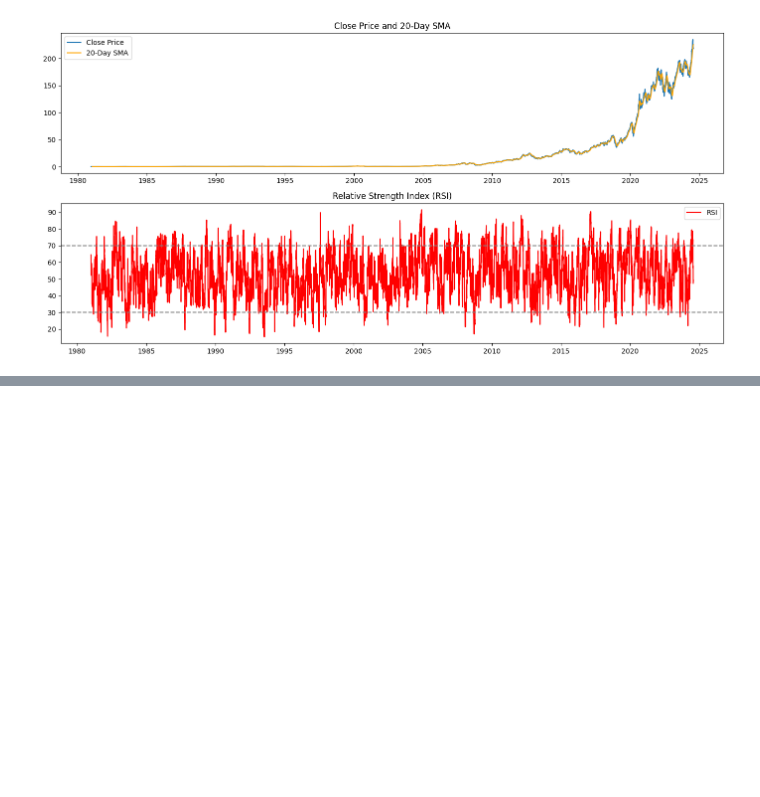
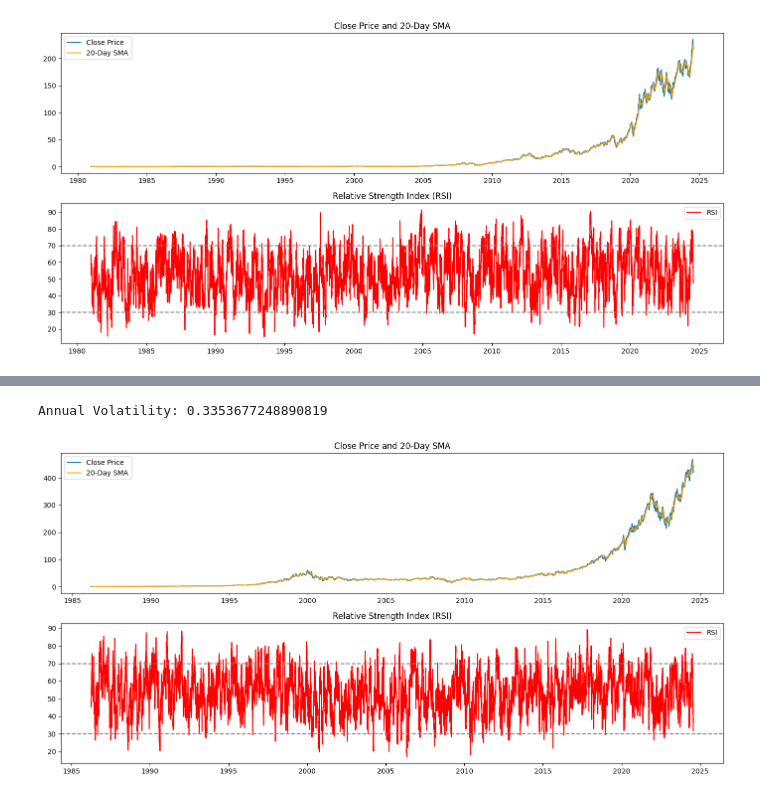
Before and after one commit to Ofgeha-Gelana/Nova-Financial-Solution, a Jupyter notebook: notebooks/quantitative_analysisi.ipynb, the cells around one changed output, grey strips where cells are left out. Saved outputs shown, nothing was run; the diff lists cells and outputs as text; code cells hidden in the pictures; blank space fills up the shorter version.

```diff
--- a/notebooks/quantitative_analysisi.ipynb
+++ b/notebooks/quantitative_analysisi.ipynb
@@ -94,0 +34,5 @@ Average return on negative sentiment: nan
+# %%
+analyze_stock_data('../Data/MSFT_historical_data.csv')
+# %% [output]
+Annual Volatility: 0.3353677248890819
+[figure, added]
```
Also changed, not shown: parts of 8 cells of this notebook.
